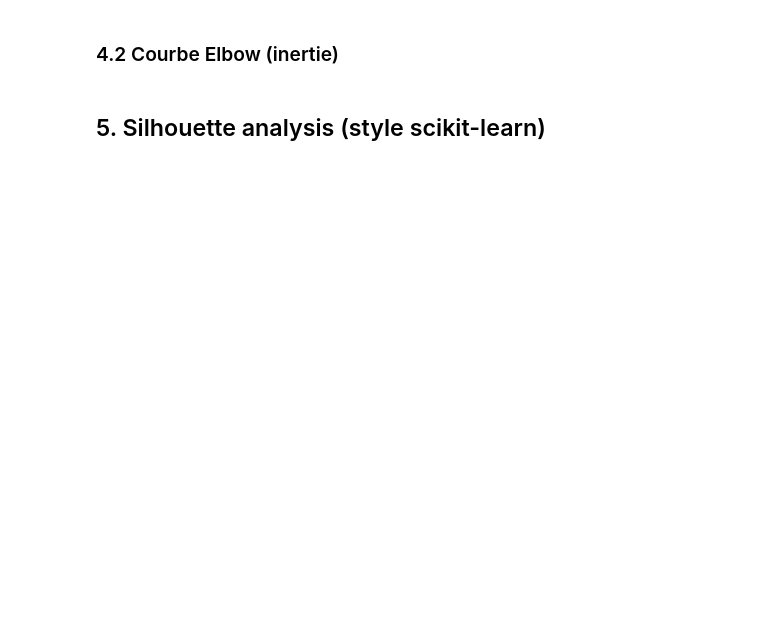
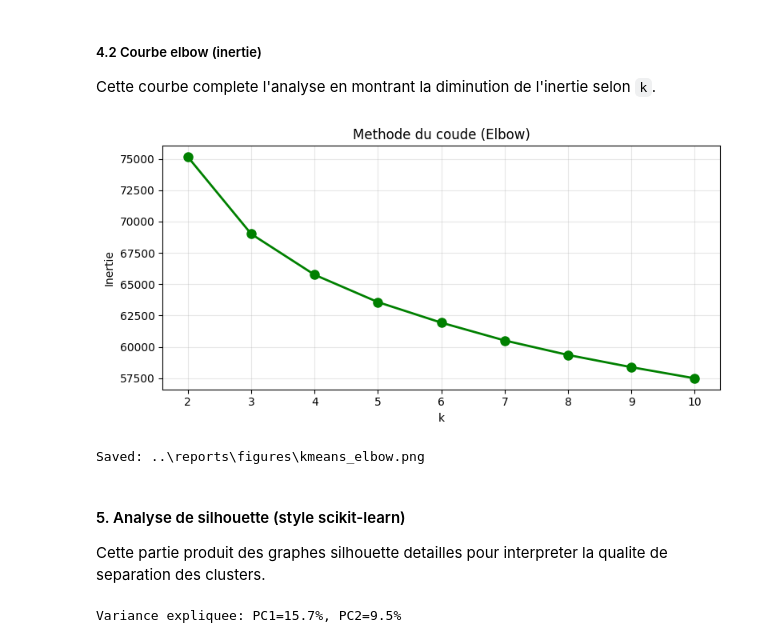
Before and after one commit to AirG213/humanforyou-attrition-ml, a Jupyter notebook: notebooks/04_KMeans_Exploration.ipynb, the cells around one changed output. Drawn from its saved outputs; the diff is of its cells as text; code cells hidden in the pictures; blank space fills up the shorter version.

```diff
--- a/notebooks/04_KMeans_Exploration.ipynb
+++ b/notebooks/04_KMeans_Exploration.ipynb
@@ -88,24 +130,35 @@ print(f"Saved: {FIG_DIR / 'kmeans_silhouette_vs_k.png'}")
 # %% [markdown]
-### 4.2 Courbe Elbow (inertie)
+##### 4.2 Courbe elbow (inertie)
+
+Cette courbe complete l'analyse en montrant la diminution de l'inertie selon `k`.
 # %%
+# Courbe elbow (inertie) pour completer le choix de k.
 fig, ax = plt.subplots(figsize=(8, 4))
 ax.plot(list(K_RANGE), inertias, "go-", linewidth=2, markersize=8)
 ax.set_xlabel("k")
 ax.set_ylabel("Inertie")
-ax.set_title("Méthode du coude (Elbow)")
+ax.set_title("Methode du coude (Elbow)")
 ax.set_xticks(list(K_RANGE))
 ax.grid(alpha=0.3)
 plt.tight_layout()
 plt.savefig(FIG_DIR / "kmeans_elbow.png", dpi=300, bbox_inches="tight")
 plt.show()
 print(f"Saved: {FIG_DIR / 'kmeans_elbow.png'}")
+# %% [output]
+[figure, added]
+Saved: ..\reports\figures\kmeans_elbow.png
 # %% [markdown]
-## 5. Silhouette analysis (style scikit-learn)
+#### 5. Analyse de silhouette (style scikit-learn)
+
+Cette partie produit des graphes silhouette detailles pour interpreter la qualite de separation des clusters.
 # %%
+# Preparation de la projection PCA 2D pour la visualisation.
 # PCA 2D (une seule fois)
 pca = PCA(n_components=2, random_state=RANDOM_STATE)
 X_pca = pca.fit_transform(X_scaled)
 var_pc1 = pca.explained_variance_ratio_[0]
 var_pc2 = pca.explained_variance_ratio_[1]
-print(f"Variance expliquée: PC1={var_pc1:.1%}, PC2={var_pc2:.1%}")
+print(f"Variance expliquee: PC1={var_pc1:.1%}, PC2={var_pc2:.1%}")
+# %% [output]
+Variance expliquee: PC1=15.7%, PC2=9.5%
 # %%
```
Also changed, not shown: parts of 24 cells of this notebook, 6 other files.
